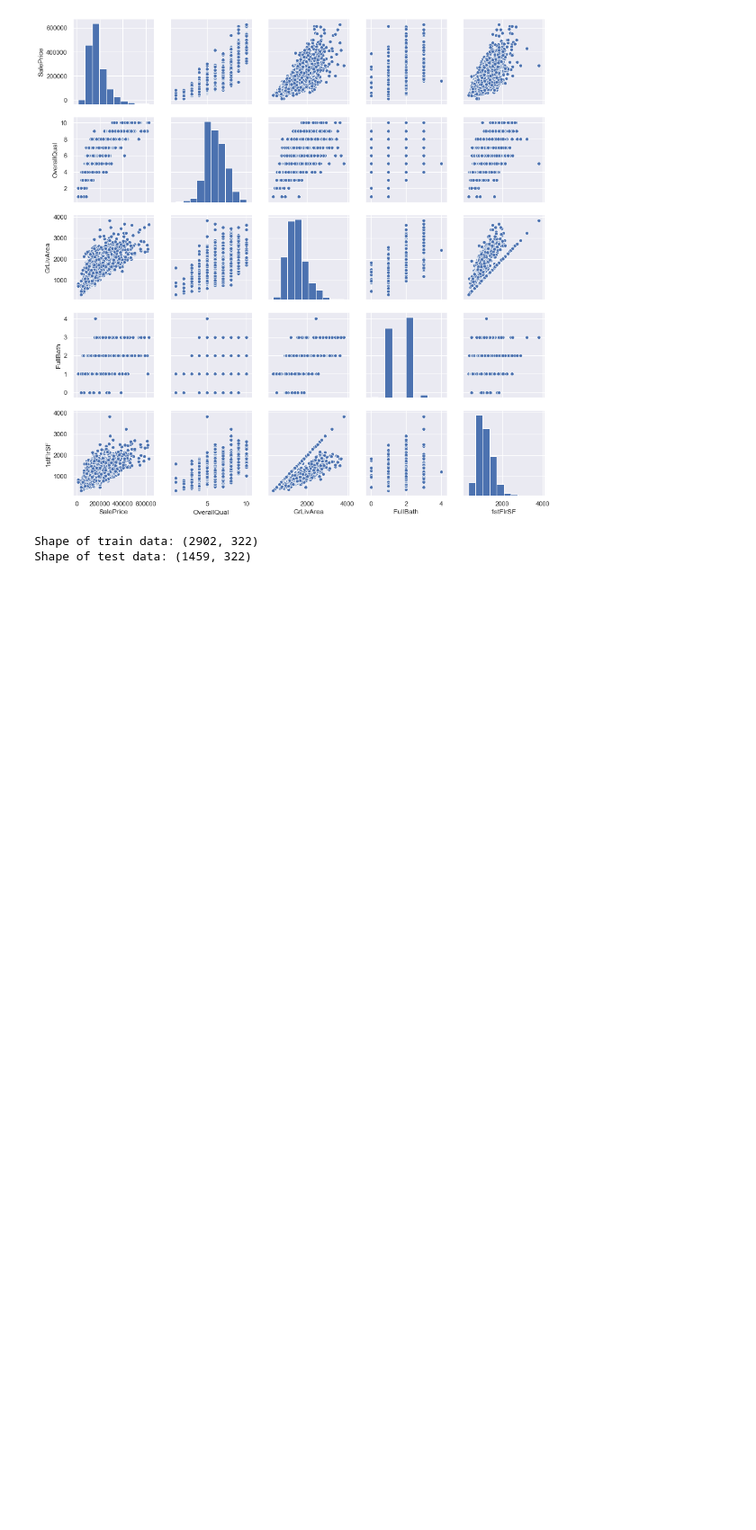
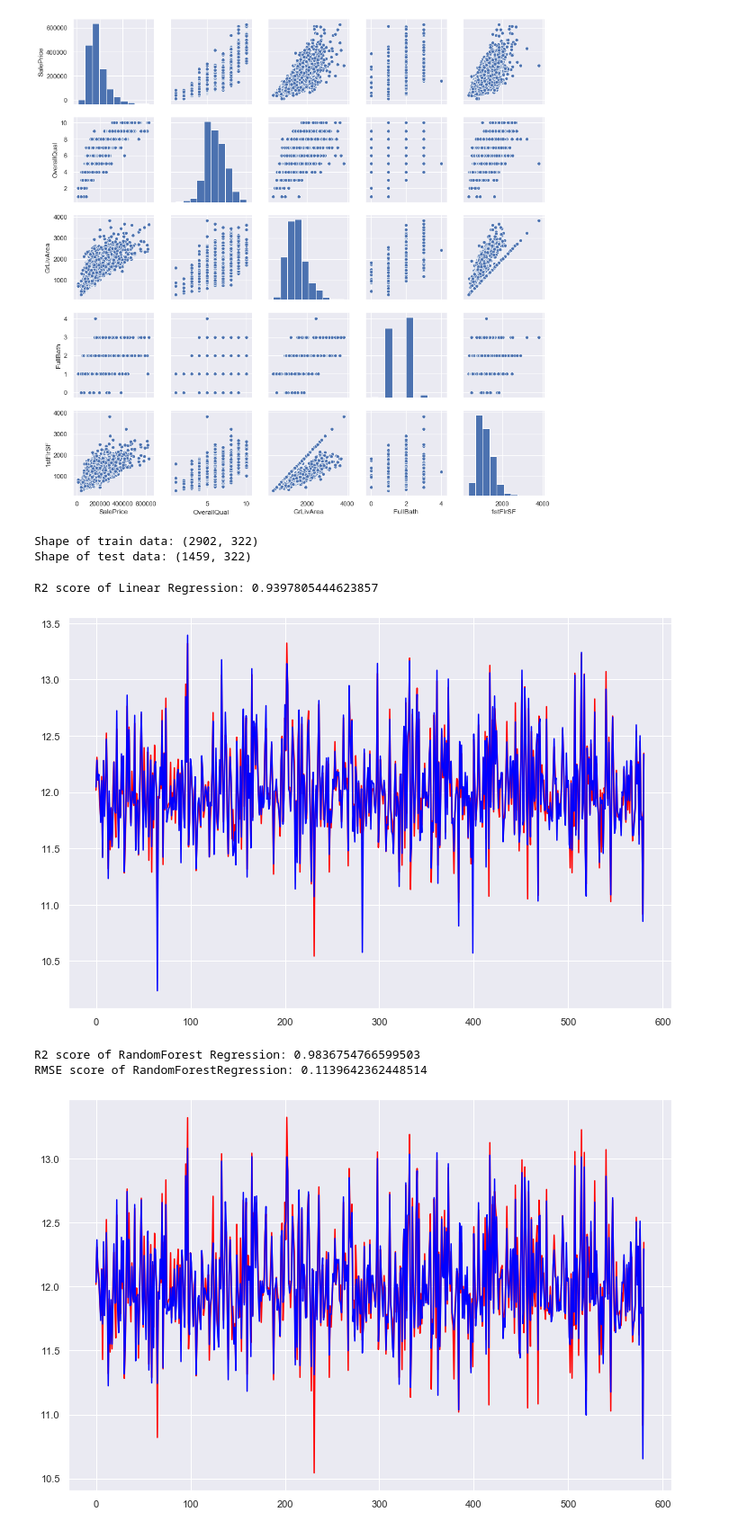
Before and after one commit to agrawalnaman/cmpe255-group8-housing-price-prediction, a Jupyter notebook: Housing Price Prediction Project.ipynb, the cells around one changed output. Shown at 90% size. Cells and saved outputs as stored; diff of their text form; code cells hidden in the pictures; blank space fills up the shorter version.

```diff
--- a/Housing Price Prediction Project.ipynb
+++ b/Housing Price Prediction Project.ipynb
@@ -346,0 +365,37 @@ Shape of test data: (1459, 322)
+# %%
+##LinearRegression
+
+linearRegression = linear_model.LinearRegression()
+linearRegModel=linearRegression.fit(X_train,y_train)
+print("R2 score of Linear Regression:",linearRegModel.score(X_train, y_train))
+
+# Predict new result
+y_pred = linearRegModel.predict(X_test)
+
+# Plot y_test vs y_pred
+plt.figure(figsize=(12,8))
+plt.plot(y_test, color='red')
+plt.plot(y_pred, color='blue')
+plt.show()
+
+##RandomForestRegressor
+rndmForestRegressorModel = RandomForestRegressor(n_estimators=300, random_state=0)
+rndmForestRegressorModel.fit(X_train,y_train)
+print("R2 score of RandomForest Regression:",rndmForestRegressorModel.score(X_train, y_train))
+
+# Predict new result
+y_pred_rfr = rndmForestRegressorModel.predict(X_test)
+rms=sqrt(mean_squared_error(y_test,y_pred_rfr))
+print("RMSE score of RandomForestRegression:",rms)
+
+# Plot y_test vs y_pred
+plt.figure(figsize=(12,8))
+plt.plot(y_test, color='red')
+plt.plot(y_pred_rfr, color='blue')
+plt.show()
+# %% [output]
+R2 score of Linear Regression: 0.9397805444623857
+[figure, added]
+R2 score of RandomForest Regression: 0.9836754766599503
+RMSE score of RandomForestRegression: 0.1139642362448514
+[figure, added]
```
Also changed, not shown: parts of 3 cells of this notebook.
